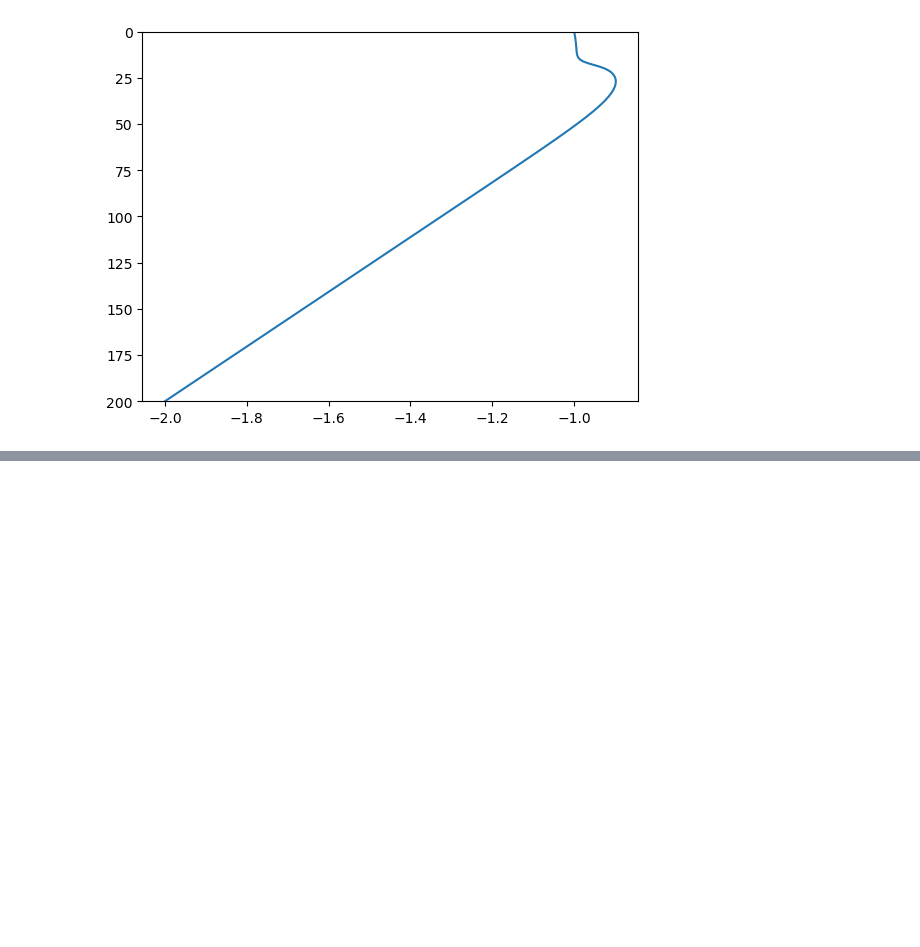
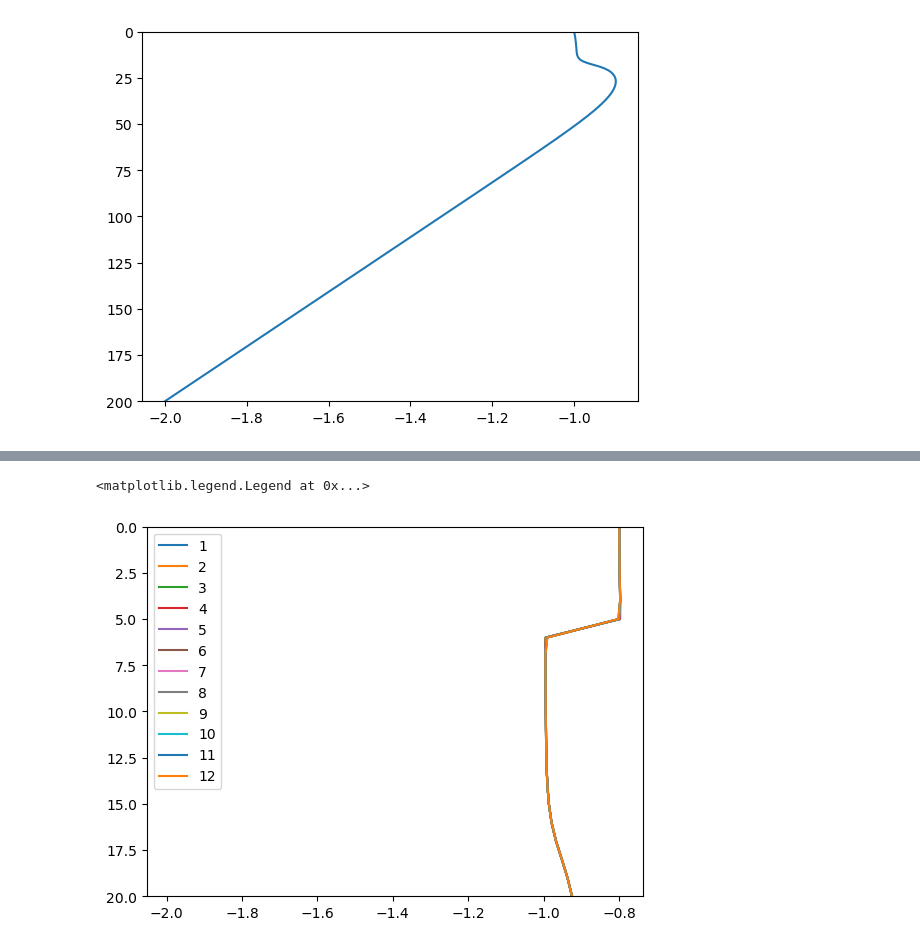
Before and after one commit to nicduboc/numeric_2024, a Jupyter notebook: mini-projects/duboc_miniproj.ipynb, the cells around one changed output, grey strips where cells are left out. Cells and saved outputs as stored; diff of their text form; code cells hidden in the pictures; blank space fills up the shorter version.

```diff
--- a/mini-projects/duboc_miniproj.ipynb
+++ b/mini-projects/duboc_miniproj.ipynb
@@ -100,0 +118,17 @@ plt.ylim(200,0)
+# %%
+Tn_surf_heat = []
+for i in range(len(timeVec)):
+    Tnew = T2 + dt*deriv_T(A,T2,F)
+    Tnew[0] = Tnew[1]
+    Tnew[-1] = Tnew[-2]
+    Tn_surf_heat.append(Tnew)
+    T2 = Tnew
+Tn_surf_heat = np.array(Tn_surf_heat)
+# %%
+for i in range(np.shape(Tn_surf_heat)[0]):
+    plt.plot(Tn_surf_heat[i,:],depth,label=i+1)
+plt.ylim(20,0)
+plt.legend(loc='best')
+# %% [output]
+<matplotlib.legend.Legend at 0x...>
+[figure, added]
```
Also changed, not shown: parts of 15 cells of this notebook, 2 other files.
